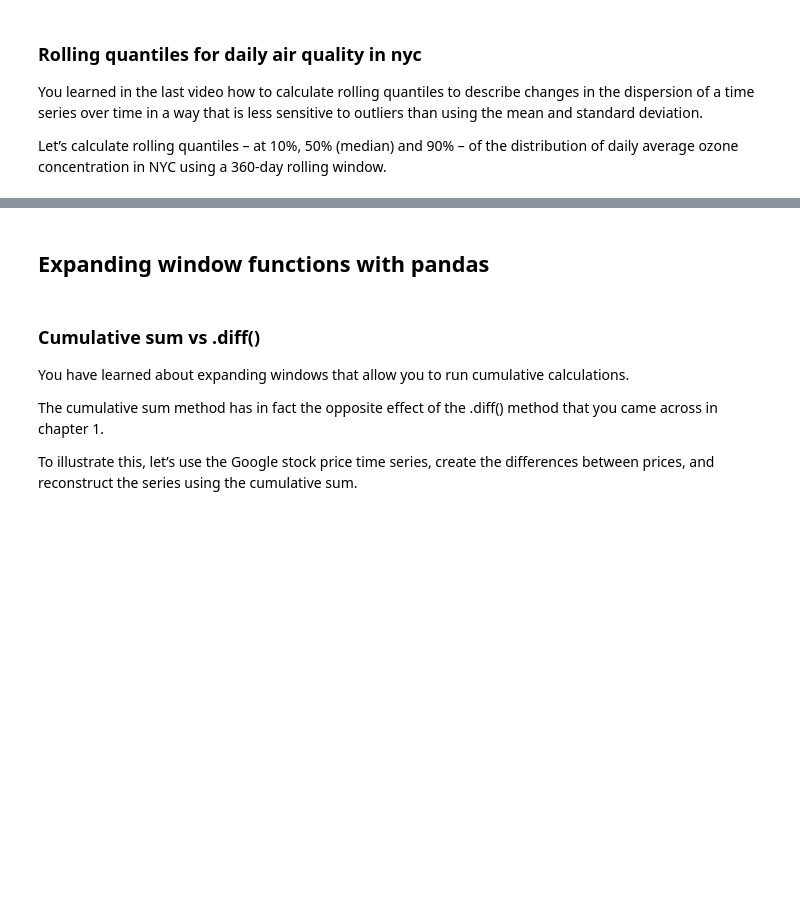
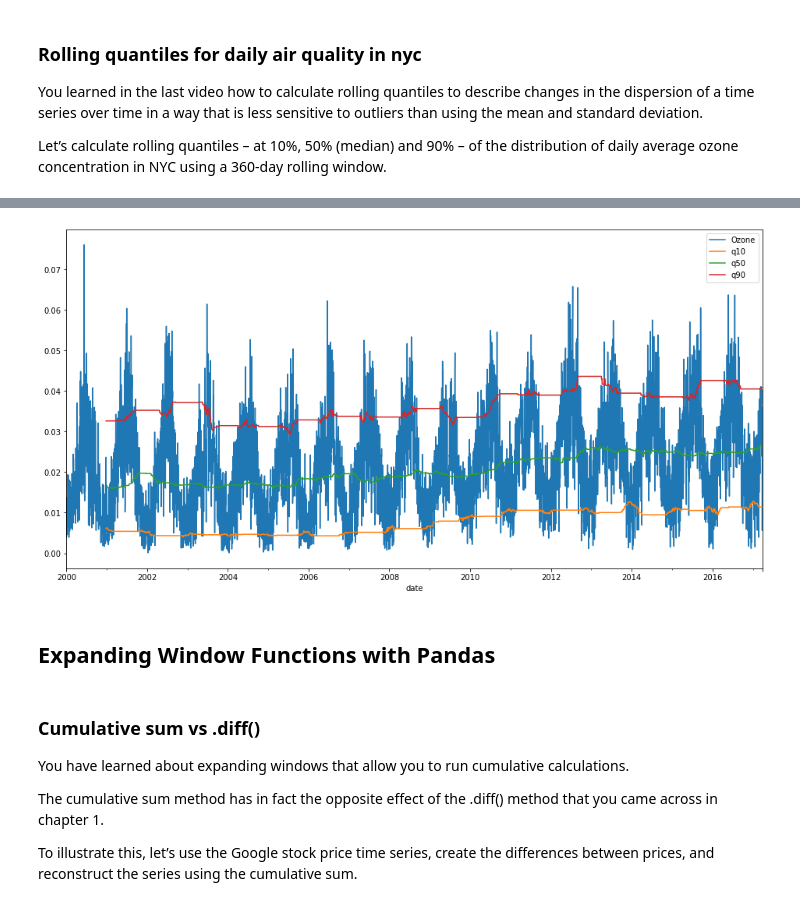
Before and after one commit to kprakhar27/Manipulating-Time-Series-Data, a Jupyter notebook: Window Functions - Rolling & Expanding Metrics.ipynb, the cells around one changed output, grey strips where cells are left out. Saved outputs shown, nothing was run; the diff lists cells and outputs as text; code cells hidden in the pictures; blank space fills up the shorter version.

```diff
--- a/Window Functions - Rolling & Expanding Metrics.ipynb
+++ b/Window Functions - Rolling & Expanding Metrics.ipynb
@@ -21,3 +62,7 @@ You’ll be using a 360 day rolling window, and .agg() to calculate the rolling
 You learned in the last video how to calculate rolling quantiles to describe changes in the dispersion of a time series over time in a way that is less sensitive to outliers than using the mean and standard deviation.
 
 Let’s calculate rolling quantiles – at 10%, 50% (median) and 90% – of the distribution of daily average ozone concentration in NYC using a 360-day rolling window.
+# %%
+# Import and inspect ozone data here
+data = pd.read_csv('Data/air_quality/ozone_nyc.csv', parse_dates=['date'], index_col='date')
+print(data.info())
@@ -23,0 +79,7 @@ Let’s calculate rolling quantiles – at 10%, 50% (median) and 90% – of the
+# %%
+# Resample, interpolate and inspect ozone data here
+data = data.resample('D').interpolate()
+print(data.info())
+
+# Create the rolling window
+rolling = data.Ozone.rolling(360)
@@ -24,5 +97,16 @@ Let’s calculate rolling quantiles – at 10%, 50% (median) and 90% – of the
+# %%
+# Insert the rolling quantiles to the monthly returns
+data['q10'] = rolling.quantile(0.1)
+data['q50'] = rolling.quantile(0.5)
+data['q90'] = rolling.quantile(0.9)
+# %%
+# Plot monthly returns
+data.plot(figsize=(16,8))
+plt.show()
+# %% [output]
+[figure, added]
 # %% [markdown]
-## Expanding window functions with pandas
+## Expanding Window Functions with Pandas
 # %% [markdown]
 ### Cumulative sum vs .diff()
 You have learned about expanding windows that allow you to run cumulative calculations.
```
Also changed, not shown: parts of 33 cells of this notebook.
